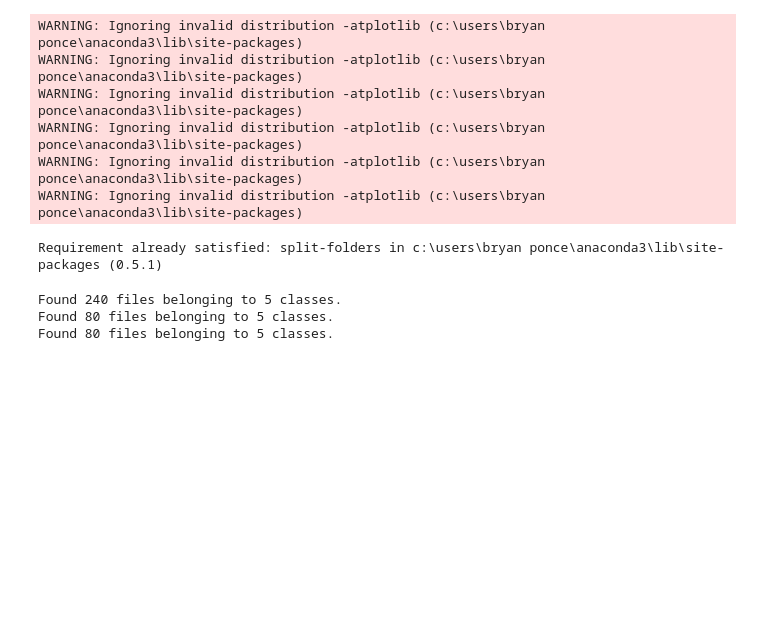
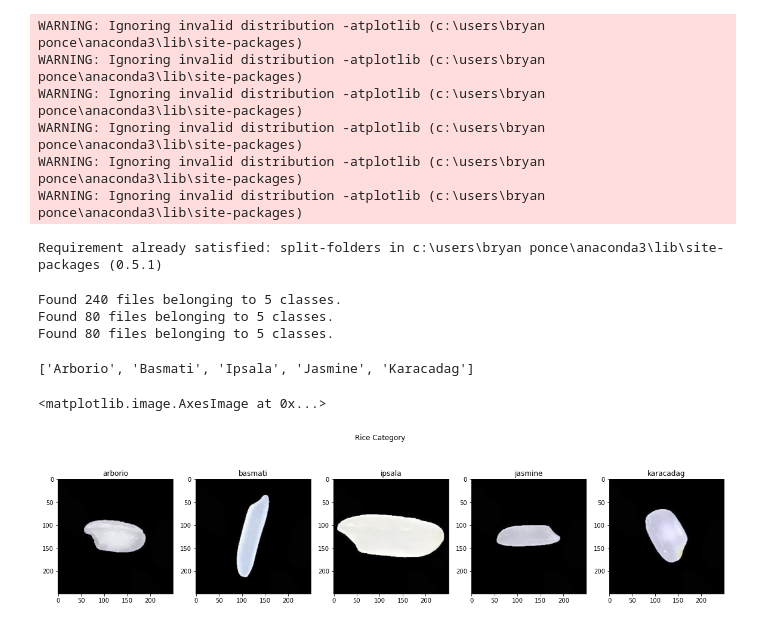
Before and after one commit to bsponce1/modelo3, a Jupyter notebook: SVM polynomial.ipynb, the cells around one changed output. Saved outputs shown, nothing was run; the diff lists cells and outputs as text; code cells hidden in the pictures; blank space fills up the shorter version.

Commit message:
Prediccion de las imagenes

```diff
--- a/SVM polynomial.ipynb
+++ b/SVM polynomial.ipynb
@@ -56,3 +56,35 @@ batch_size=64
 Found 240 files belonging to 5 classes.
 Found 80 files belonging to 5 classes.
 Found 80 files belonging to 5 classes.
+# %%
+'''Clases de arroz'''
+class_names = train_ds.class_names
+print(class_names)
+# %% [output]
+['Arborio', 'Basmati', 'Ipsala', 'Jasmine', 'Karacadag']
+# %%
+'''Para crear la figura'''
+fig, ax = plt.subplots(ncols=5, figsize=(20,5))
+fig.suptitle('Rice Category')
+'''Para tomar los tipos de datos para predecir'''
+arborio_img = img.imread('./dataset/Arborio/Arborio (1).jpg')
+basmati_img = img.imread('./dataset//Basmati/Basmati (1).jpg')
+ipsala_img = img.imread('./dataset/Ipsala/Ipsala (1).jpg')
+jasmine_img = img.imread('./dataset/Jasmine/Jasmine (1).jpg')
+karacadag_img = img.imread('./dataset/Karacadag/Karacadag (1).jpg')
+
+'''Poner nombres a las imagenes'''
+ax[0].set_title('arborio')
+ax[1].set_title('basmati')
+ax[2].set_title('ipsala')
+ax[3].set_title('jasmine')
+ax[4].set_title('karacadag')
+'''Ejecutar las imagenes de los tipos de arroz'''
+ax[0].imshow(arborio_img)
+ax[1].imshow(basmati_img)
+ax[2].imshow(ipsala_img)
+ax[3].imshow(jasmine_img)
+ax[4].imshow(karacadag_img)
+# %% [output]
+<matplotlib.image.AxesImage at 0x...>
+[figure, added]
```
